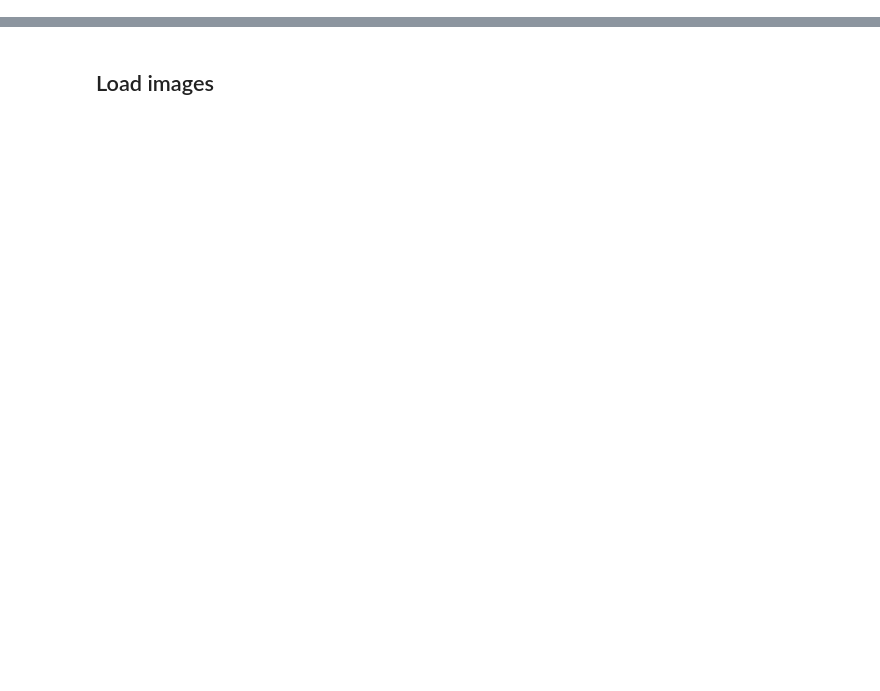
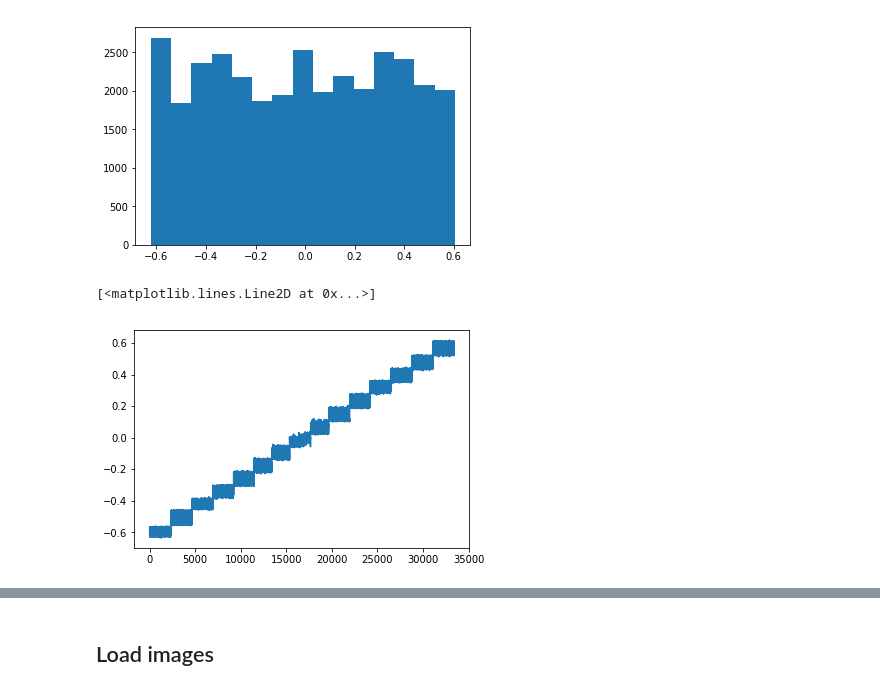
Before and after one commit to fstahl1/behavioral_cloning, a Jupyter notebook: data_exploration.ipynb, the cells around one changed output, grey strips where cells are left out. Drawn from its saved outputs; the diff is of its cells as text; code cells hidden in the pictures; blank space fills up the shorter version.

```diff
--- a/data_exploration.ipynb
+++ b/data_exploration.ipynb
@@ -6,0 +139,30 @@ Using TensorFlow backend.
+# %%
+data_aug = pd.DataFrame(columns=list(data.columns))
+
+for curr_bin in range(n_bins):
+
+    ind = (data_cp.steering > bins[curr_bin]) & (data_cp.steering <= bins[curr_bin+1])
+    elem_per_bin = sum(ind)
+
+    if elem_per_bin>0:
+        aug_fact = int(max_count / elem_per_bin)
+        temp_len = len(data_aug)
+
+        data_aug = data_aug.append([data_cp[ind]]*aug_fact, ignore_index=True)
+    else:
+        aug_fact = 0
+
+# add noise for not using the identical angles for augmented images
+data_aug.steering += np.random.normal(-0.005,0.005,len(data_aug.steering))
+
+(counts_aug, bins_aug, _patches_aug) = plt.hist(data_aug.steering, bins=bins)
+plt.show()
+counts_aug = counts_aug.astype(int)
+
+
+# %matplotlib inline
+plt.plot(data_aug.steering)
+# %% [output]
+[figure, added]
+[<matplotlib.lines.Line2D at 0x...>]
+[figure, added]
```
Also changed, not shown: parts of 35 cells of this notebook, 4 other files.
